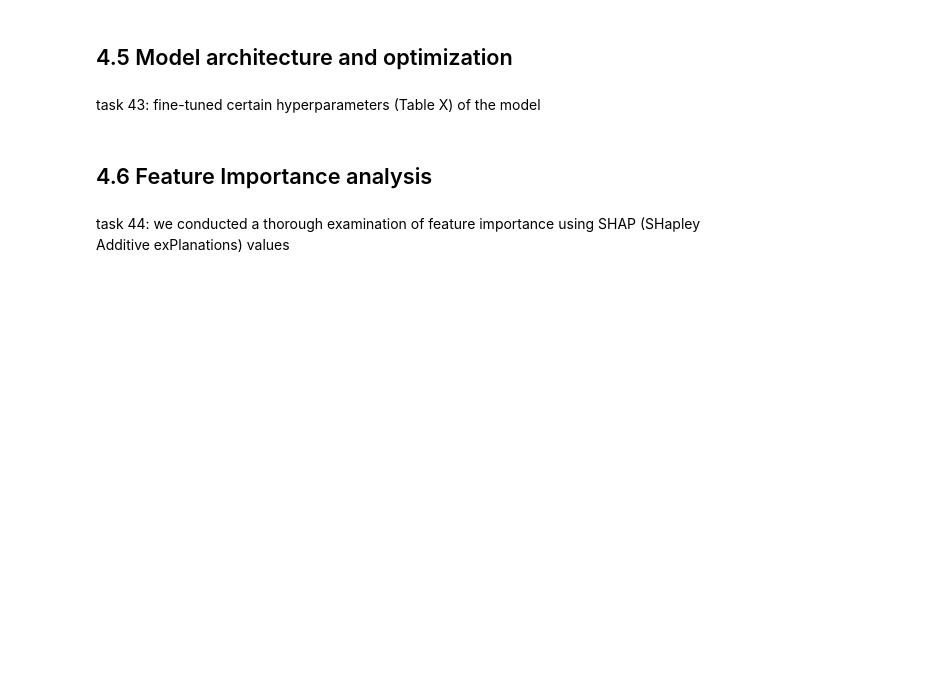
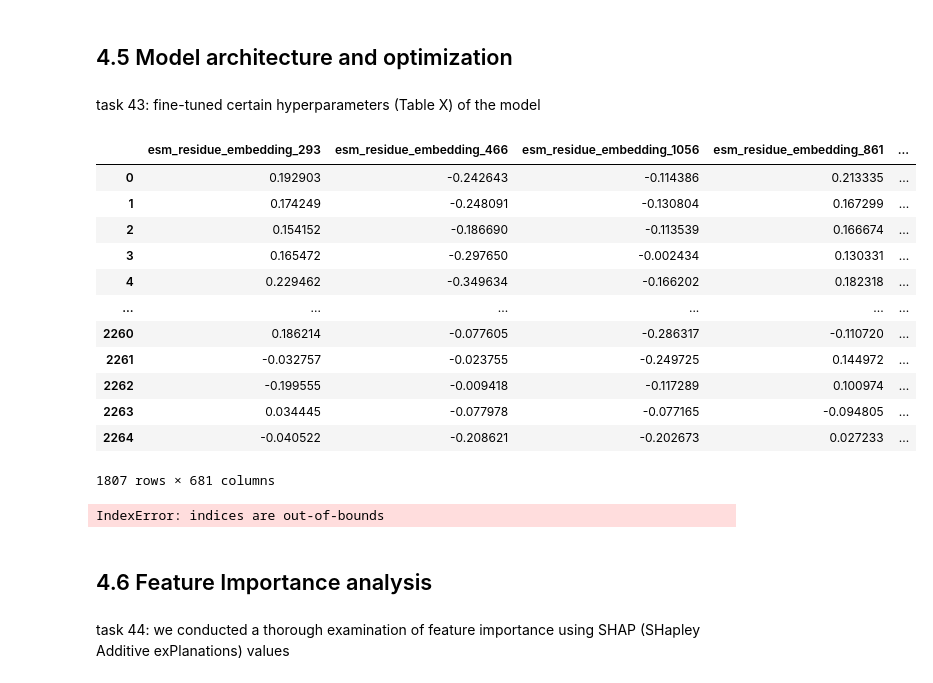
Before and after one commit to liuliu-umich/CAMP-14-3-3, a Jupyter notebook: 4.2 Modeling.ipynb, the cells around one changed output. Drawn from its saved outputs; the diff is of its cells as text; code cells hidden in the pictures; blank space fills up the shorter version.

```diff
--- a/4.2 Modeling.ipynb
+++ b/4.2 Modeling.ipynb
@@ -886,0 +986,2 @@ selected_features = boruta_feature_selection(training_dataset_df)
+# %%
+total_selected_features = boruta_feature_selection(training_dataset_df[total_columns_to_keep], RandomForestClassifier(max_depth=7), 100, 0.05, "total_selected_features.txt")
@@ -927,0 +1116,4 @@ for classifer in classifer_lst:
+# %%
+features = list(total_selected_features) + ["label", "augmentated from uniprot ID"]
+training_dataset_df = pd.read_pickle("final_dataset_with_all_new.pkl")
+training_dataset_df = training_dataset_df[training_dataset_df["usage"] == "training"]
@@ -930,20 +1151,20 @@ for classifer in classifer_lst:
 # %% [markdown]
 task 43: fine-tuned certain hyperparameters (Table X) of the model
 # %%
+df = pd.read_pickle("final_dataset_with_all_new.pkl")
+
+# only use features selection by boruta
+df = df[df["usage"] == "training"][features]
 y = df["label"]
 target = "label"
-features = list(df.columns)
-features.remove(target)
-x = df[features]
+used_features = list(df.columns)
+used_features.remove(target)
+x = df[used_features]
 
 # Split data into train and test sets
-x_train, x_test, y_train, y_test = train_test_split(
+X_train, X_valid, y_train, y_valid = balanced_group_train_test_split(
     x,
     y,
+    group_col='augmentated from uniprot ID',
     test_size=0.2,
-    random_state=42,
-    stratify=y
-)
-
-steps = [('classifier', XGBClassifier())]
-pipe = Pipeline(steps)
+    random_state=42, drop_group_col = False)
@@ -967,0 +1171,16 @@ model_gsv.best_params_
+# %%
+X_train
+# %% [output]
+|  | esm_residue_embedding_293 | esm_residue_embedding_466 | esm_residue_embedding_1056 | esm_residue_embedding_861 | ... |
+| 0 | 0.192903 | -0.242643 | -0.114386 | 0.213335 | ... |
+| 1 | 0.174249 | -0.248091 | -0.130804 | 0.167299 | ... |
+| 2 | 0.154152 | -0.186690 | -0.113539 | 0.166674 | ... |
+| 3 | 0.165472 | -0.297650 | -0.002434 | 0.130331 | ... |
+| 4 | 0.229462 | -0.349634 | -0.166202 | 0.182318 | ... |
+| ... | ... | ... | ... | ... | ... |
+| 2260 | 0.186214 | -0.077605 | -0.286317 | -0.110720 | ... |
+| 2261 | -0.032757 | -0.023755 | -0.249725 | 0.144972 | ... |
+| 2262 | -0.199555 | -0.009418 | -0.117289 | 0.100974 | ... |
+| 2263 | 0.034445 | -0.077978 | -0.077165 | -0.094805 | ... |
+| 2264 | -0.040522 | -0.208621 | -0.202673 | 0.027233 | ... |
+1807 rows × 681 columns
@@ -967,0 +1236,35 @@ model_gsv.best_params_
+# %%
+from sklearn.model_selection import GridSearchCV
+from sklearn.metrics import make_scorer, average_precision_score
+from sklearn.pipeline import Pipeline
+# Prepare data (ensure group column is excluded from features)
+group_col = "augmentated from uniprot ID"
+groups = X_train[group_col] # Pass this to GridSearchCV
+X_train = X_train.drop(columns=[group_col])
+
+# Define model and hyperparameters
+steps = [('classifier', XGBClassifier())]
+pipe = Pipeline(steps)
+
+scorer = make_scorer(average_precision_score)
+
+param_grid = {
+    'classifier__n_estimators': [100, 200, 300],
+    'classifier__learning_rate': [0.01, 0.05, 0.1],
+    'classifier__max_depth': [2,3,4],
+    'classifier__gamma': [0, 0.5, 1],
+    'classifier__reg_alpha': [0, 0.5, 1],
+    'classifier__reg_lambda': [0.5, 1, 5],
+    'classifier__base_score': [0.2, 0.5, 1]
+}
+
+# Initialize GridSearchCV with custom CV
+custom_cv = StratifiedGroupKFold(n_splits=5, shuffle=True, random_state=42)
+model_gsv = GridSearchCV(pipe, param_grid, cv=custom_cv, scoring = scorer, n_jobs=-1, verbose=0)
+
+# Fit with groups
+model_gsv = model_gsv.fit(X_train, y_train, groups=groups)
+model_gsv.best_params_
+best_xgboost_model = model_gsv.best_estimator_
+# %% [output]
+IndexError: indices are out-of-bounds
```
Also changed, not shown: parts of 26 cells of this notebook, 3 other files.
